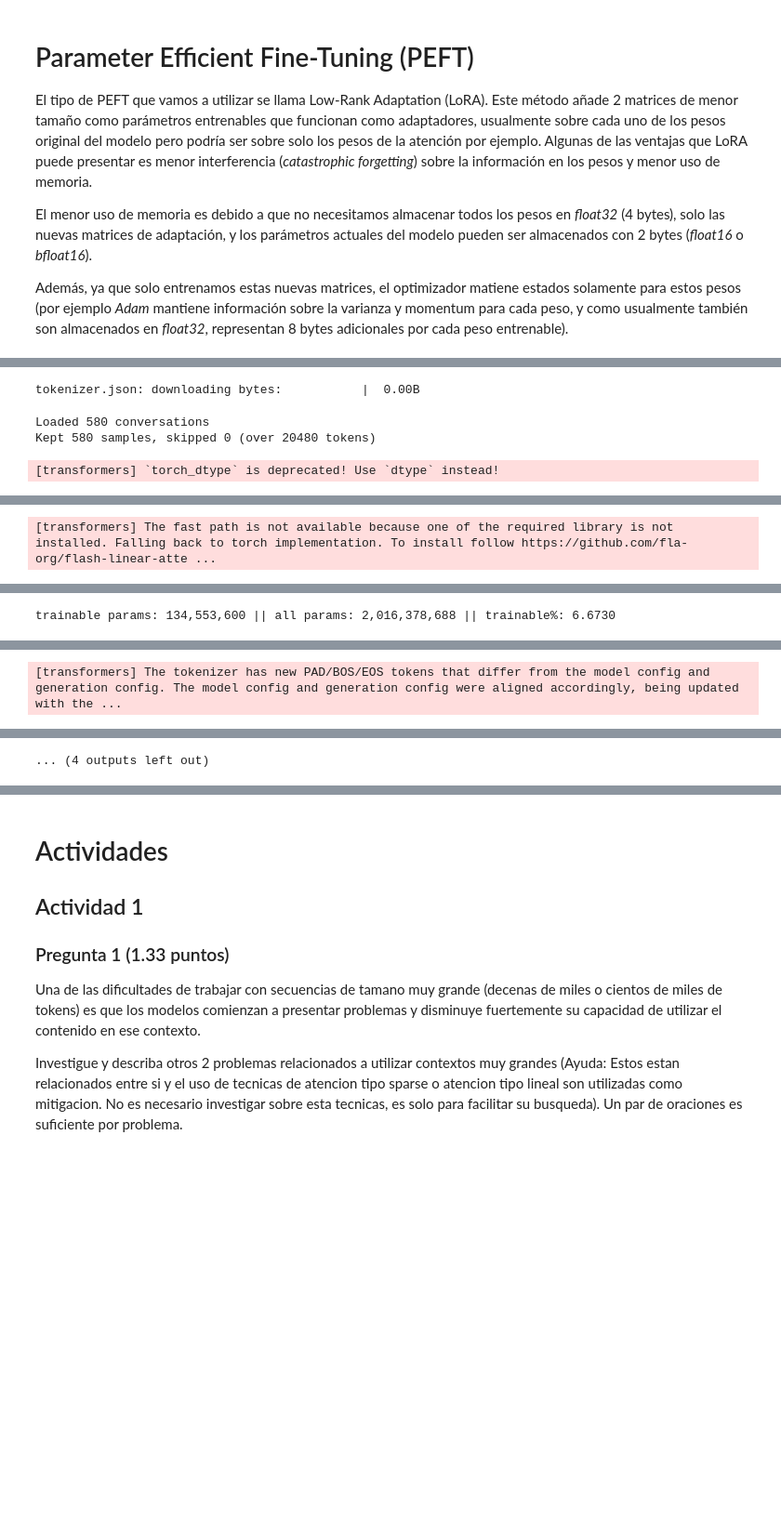
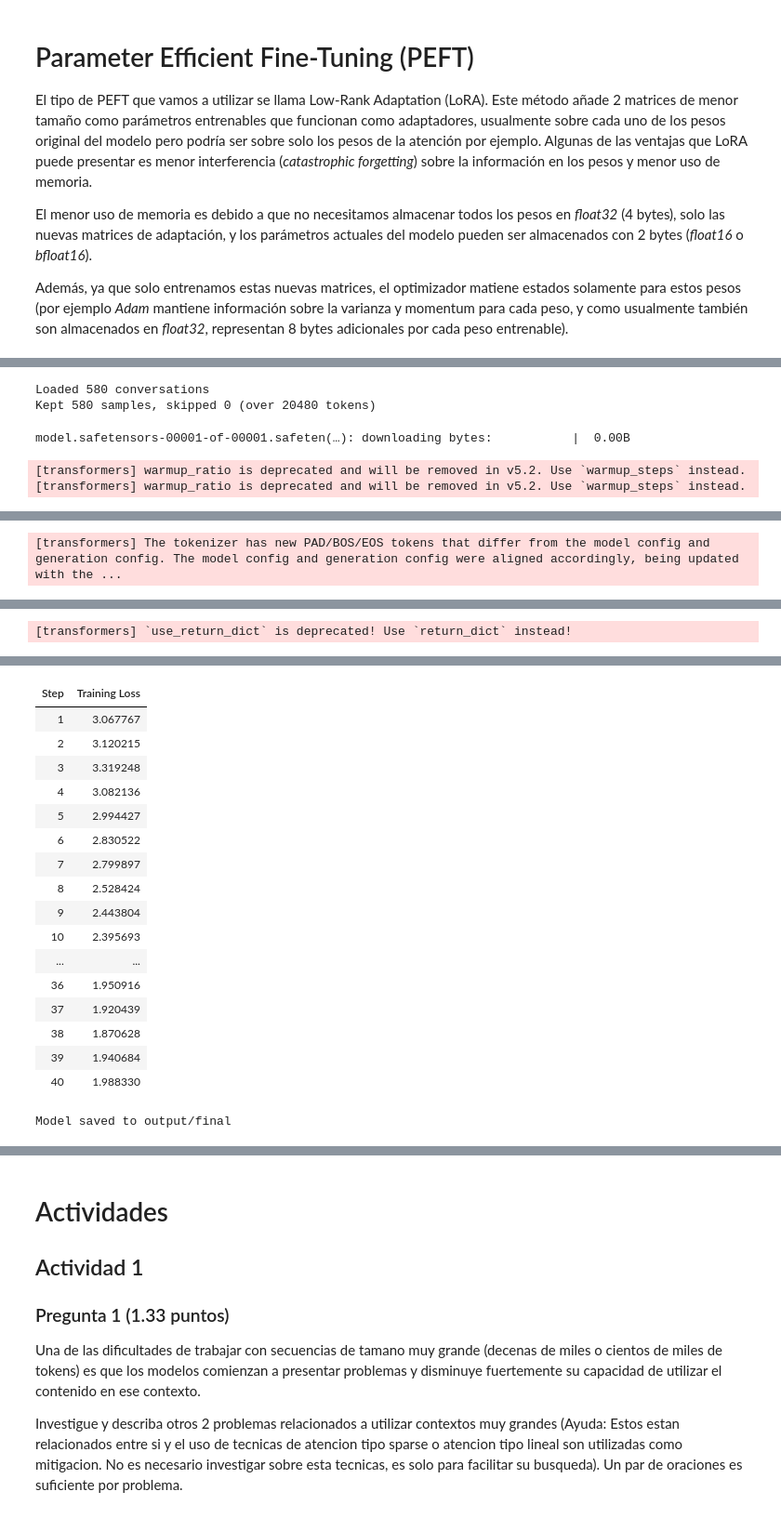
Before and after one commit to JavierRojas14/diplomado-ia, a Jupyter notebook: curso-3/semana-5/clase-2/DiplomadoRazonamientoV19.ipynb, the cells around one changed output, grey strips where cells are left out. Shown at 93% size. Drawn from its saved outputs; the diff is of its cells as text; code cells hidden in the pictures; blank space fills up the shorter version.

```diff
--- a/curso-3/semana-5/clase-2/DiplomadoRazonamientoV19.ipynb
+++ b/curso-3/semana-5/clase-2/DiplomadoRazonamientoV19.ipynb
@@ -802,11 +856,11 @@ def train(
         weight_decay=0.01,
         bf16=True,
         logging_steps=1,
-        max_steps=10,
+        max_steps=40,
         save_strategy="epoch",
-        eval_strategy="steps" if eval_dataset else "no",
-        eval_steps=20,
-        save_total_limit=5,
+        # eval_strategy="steps" if eval_dataset else "no",
+        # eval_steps=20,
+        # save_total_limit=5,
         report_to="none",
         gradient_checkpointing=gradient_checkpointing,
         gradient_checkpointing_kwargs={"use_reentrant": False} if gradient_checkpointing else None,
@@ -847,7 +898,7 @@ trainer, model_output = train(
     lora_r=128,
     gradient_checkpointing=False,
     batch_size=1,
-    gradient_accumulation_steps=2,
+    gradient_accumulation_steps=8,
     epochs=1,
 )
 # %% [output]
@@ -856,4 +906,5 @@ WARNING:huggingface_hub.utils._http:Warning: You are sending unauthenticated req
-tokenizer.json: downloading bytes:           |  0.00B
+Loaded 580 conversations
+Kept 580 samples, skipped 0 (over 20480 tokens)
-Loaded 580 conversations
-Kept 580 samples, skipped 0 (over 20480 tokens)
+model.safetensors-00001-of-00001.safeten(…): downloading bytes:           |  0.00B
-[transformers] `torch_dtype` is deprecated! Use `dtype` instead!
+[transformers] warmup_ratio is deprecated and will be removed in v5.2. Use `warmup_steps` instead.
+[transformers] warmup_ratio is deprecated and will be removed in v5.2. Use `warmup_steps` instead.
@@ -863 +922 @@ model.safetensors-00001-of-00001.safeten(…): downloading bytes:           |  0
-[transformers] The fast path is not available because one of the required library is not installed. Falling back to torch implementation. To install follow https://github.com/fla-org/flash-linear-atte ...
+[transformers] The tokenizer has new PAD/BOS/EOS tokens that differ from the model config and generation config. The model config and generation config were aligned accordingly, being updated with the ...
@@ -866 +925 @@ model.safetensors-00001-of-00001.safeten(…): downloading bytes:           |  0
-trainable params: 134,553,600 || all params: 2,016,378,688 || trainable%: 6.6730
+[transformers] `use_return_dict` is deprecated! Use `return_dict` instead!
@@ -875 +927,18 @@ trainable params: 134,553,600 || all params: 2,016,378,688 || trainable%: 6.6730
+| Step | Training Loss |
+| 1 | 3.067767 |
+| 2 | 3.120215 |
+| 3 | 3.319248 |
+| 4 | 3.082136 |
+| 5 | 2.994427 |
+| 6 | 2.830522 |
+| 7 | 2.799897 |
+| 8 | 2.528424 |
+| 9 | 2.443804 |
+| 10 | 2.395693 |
+| ... | ... |
+| 36 | 1.950916 |
+| 37 | 1.920439 |
+| 38 | 1.870628 |
+| 39 | 1.940684 |
+| 40 | 1.988330 |
-[transformers] The tokenizer has new PAD/BOS/EOS tokens that differ from the model config and generation config. The model config and generation config were aligned accordingly, being updated with the ...
+Model saved to output/final
@@ -880 +944,0 @@ trainable params: 134,553,600 || all params: 2,016,378,688 || trainable%: 6.6730
-... (4 outputs left out)
```
Also changed, not shown: parts of 28 cells of this notebook.
